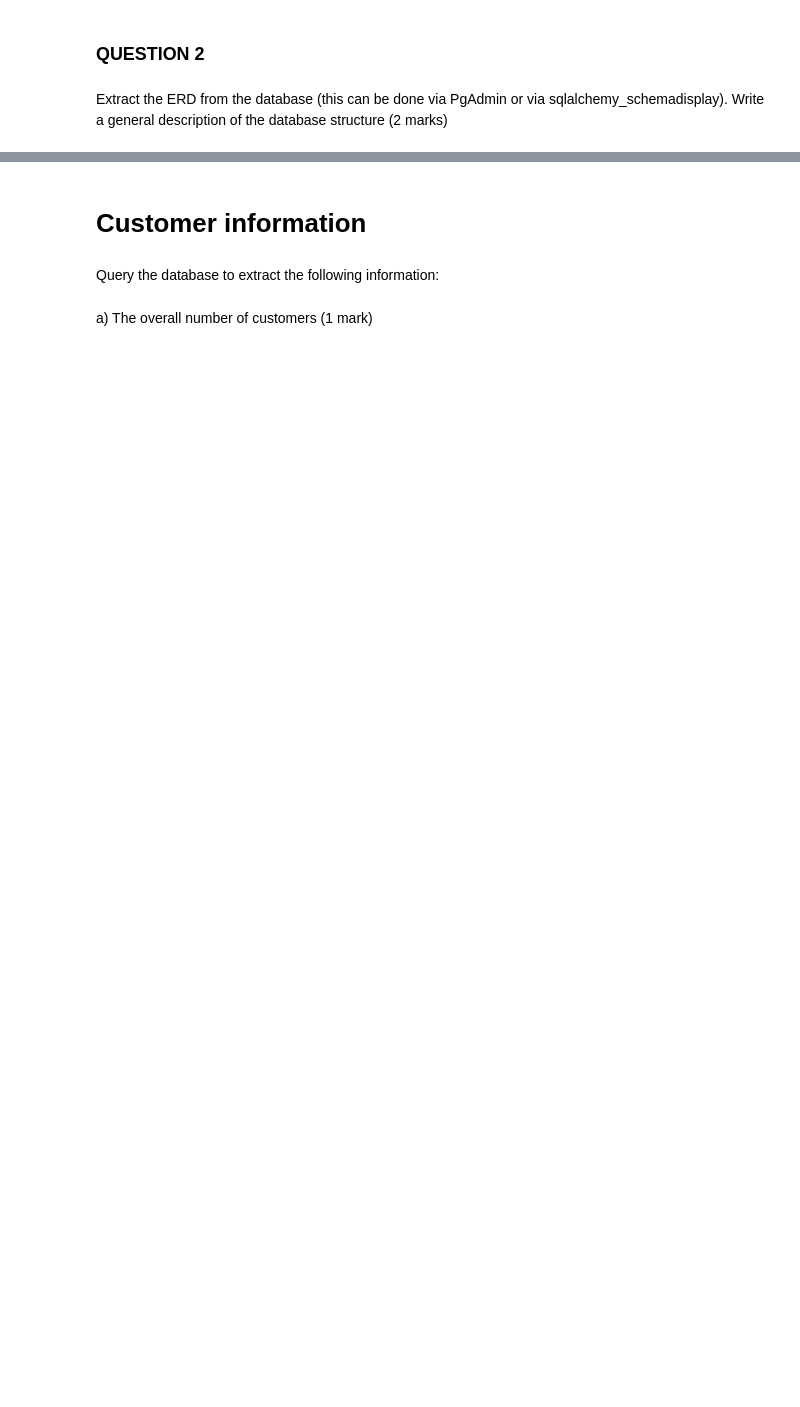
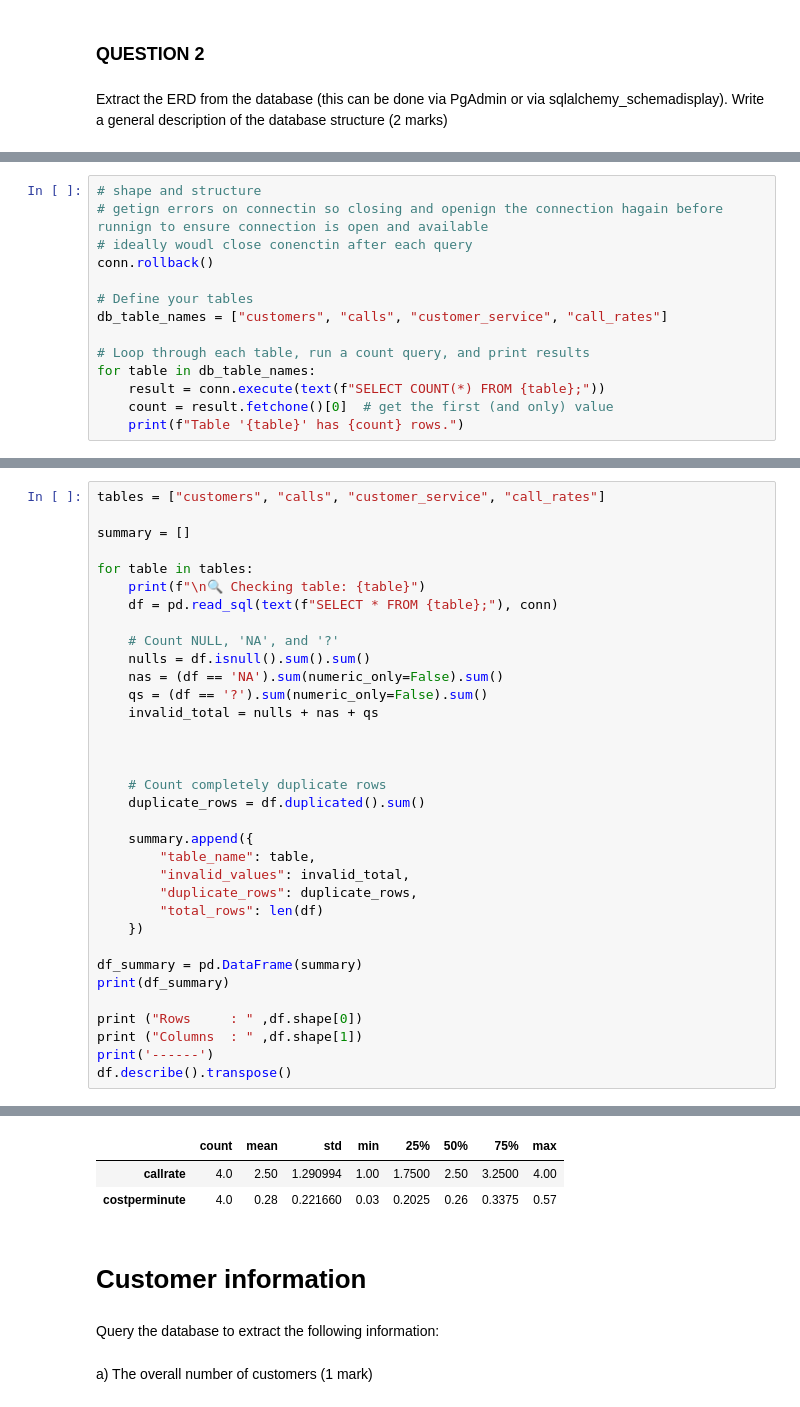
Before and after one commit to eamonnk/wwd_9910_thurs, a Jupyter notebook: labs and exercises/asngmnt/SQL assignment/working/SQL assignment/Lab assignment 1.ipynb, the cells around one changed output, grey strips where cells are left out. Saved outputs shown, nothing was run; the diff lists cells and outputs as text; blank space fills up the shorter version.

```diff
--- a/labs and exercises/asngmnt/SQL assignment/working/SQL assignment/Lab assignment 1.ipynb
+++ b/labs and exercises/asngmnt/SQL assignment/working/SQL assignment/Lab assignment 1.ipynb
@@ -126,3 +128,17 @@ There are 4 tables present in the database
 
 ![telecommunication database erd diagram](./tcomm-erd-2.png)
 ERD diagram
+# %%
+# shape and structure
+# getign errors on connectin so closing and openign the connection hagain before runnign to ensure connection is open and available
+# ideally woudl close conenctin after each query
+conn.rollback()
+
+# Define your tables
+db_table_names = ["customers", "calls", "customer_service", "call_rates"]
+
+# Loop through each table, run a count query, and print results
+for table in db_table_names:
+    result = conn.execute(text(f"SELECT COUNT(*) FROM {table};"))
+    count = result.fetchone()[0]  # get the first (and only) value
+    print(f"Table '{table}' has {count} rows.")
@@ -128,0 +206,35 @@ ERD diagram
+# %%
+tables = ["customers", "calls", "customer_service", "call_rates"]
+
+summary = []
+
+for table in tables:
+    print(f"\n🔍 Checking table: {table}")
+    df = pd.read_sql(text(f"SELECT * FROM {table};"), conn)
+
+    # Count NULL, 'NA', and '?'
+    nulls = df.isnull().sum().sum()
+    nas = (df == 'NA').sum(numeric_only=False).sum()
+    qs = (df == '?').sum(numeric_only=False).sum()
+    invalid_total = nulls + nas + qs
+
+
+
+    # Count completely duplicate rows
+    duplicate_rows = df.duplicated().sum()
+
+    summary.append({
+        "table_name": table,
+        "invalid_values": invalid_total,
+        "duplicate_rows": duplicate_rows,
+        "total_rows": len(df)
+    })
+
+df_summary = pd.DataFrame(summary)
+print(df_summary)
+
+print ("Rows     : " ,df.shape[0])
+print ("Columns  : " ,df.shape[1])
+print('------')
+df.describe().transpose()
+# %% [output]
@@ -129,3 +256,6 @@ ERD diagram
+|  | count | mean | std | min | 25% | 50% | 75% | max |
+| callrate | 4.0 | 2.50 | 1.290994 | 1.00 | 1.7500 | 2.50 | 3.2500 | 4.00 |
+| costperminute | 4.0 | 0.28 | 0.221660 | 0.03 | 0.2025 | 0.26 | 0.3375 | 0.57 |
 # %% [markdown]
 # Customer information
 # %% [markdown]
```
Also changed, not shown: parts of 14 cells of this notebook, 4 other files.
